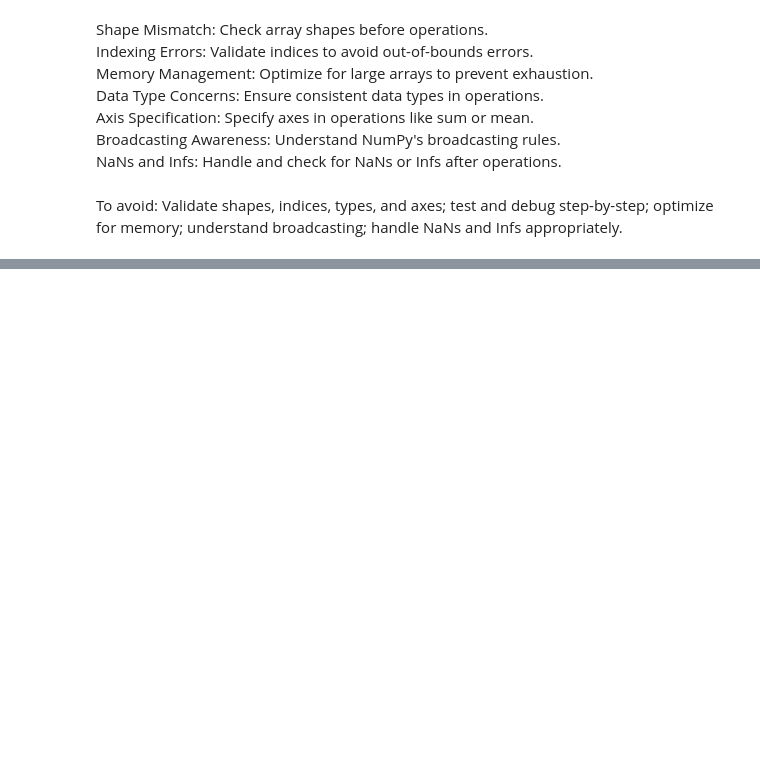
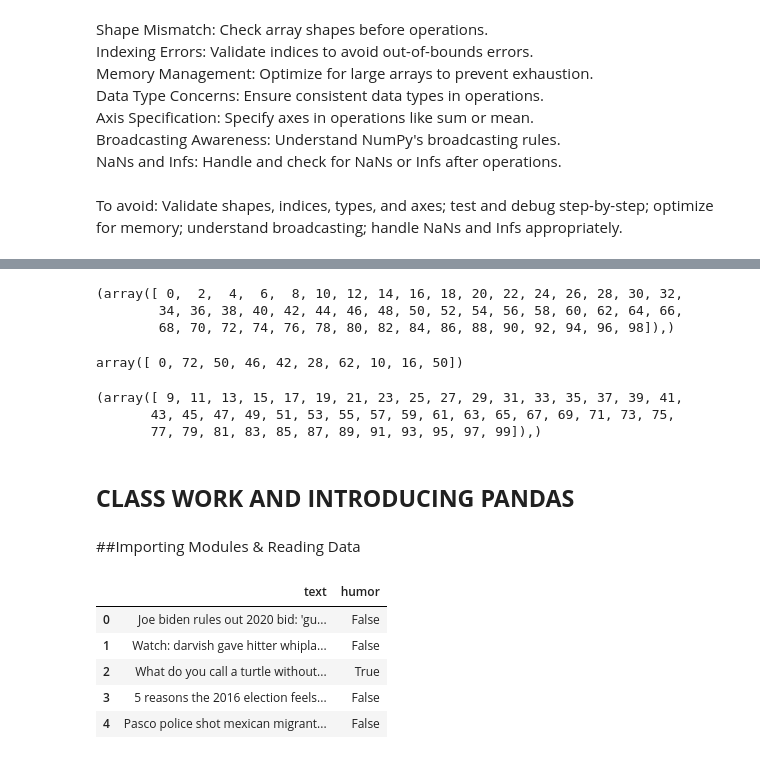
Before and after one commit to OluwoleDove/Csharp_class, a Jupyter notebook: numpy_class.ipynb, the cells around one changed output, grey strips where cells are left out. Cells and saved outputs as stored; diff of their text form; code cells hidden in the pictures; blank space fills up the shorter version.

```diff
--- a/numpy_class.ipynb
+++ b/numpy_class.ipynb
@@ -312,0 +406,38 @@ To avoid: Validate shapes, indices, types, and axes; test and debug step-by-step
+# %%
+random_integers = np.arange(100)
+filtered_elements = np.where(random_integers % 2 == 0)
+filtered_elements
+# %% [output]
+(array([ 0,  2,  4,  6,  8, 10, 12, 14, 16, 18, 20, 22, 24, 26, 28, 30, 32,
+        34, 36, 38, 40, 42, 44, 46, 48, 50, 52, 54, 56, 58, 60, 62, 64, 66,
+        68, 70, 72, 74, 76, 78, 80, 82, 84, 86, 88, 90, 92, 94, 96, 98]),)
+# %%
+np.random.choice(np.array(list(filtered_elements)).squeeze(), size=10)
+# %% [output]
+array([ 0, 72, 50, 46, 42, 28, 62, 10, 16, 50])
+# %%
+prime_indices = np.where(np.logical_and(random_integers % 2 != 0, random_integers > 8))
+print(prime_indices)
+# %% [output]
+(array([ 9, 11, 13, 15, 17, 19, 21, 23, 25, 27, 29, 31, 33, 35, 37, 39, 41,
+       43, 45, 47, 49, 51, 53, 55, 57, 59, 61, 63, 65, 67, 69, 71, 73, 75,
+       77, 79, 81, 83, 85, 87, 89, 91, 93, 95, 97, 99]),)
+# %% [markdown]
+## **CLASS WORK AND INTRODUCING PANDAS**
+# %% [markdown]
+##Importing Modules & Reading Data
+# %%
+import numpy as np
+import pandas as pd
+from numpy import random
+# Load the dataset
+df = pd.read_csv("dataset/textseries.csv")
+df.dropna(inplace = True)
+df.head()
+# %% [output]
+|  | text | humor |
+| 0 | Joe biden rules out 2020 bid: 'gu... | False |
+| 1 | Watch: darvish gave hitter whipla... | False |
+| 2 | What do you call a turtle without... | True |
+| 3 | 5 reasons the 2016 election feels... | False |
+| 4 | Pasco police shot mexican migrant... | False |
```
Also changed, not shown: parts of 28 cells of this notebook.
